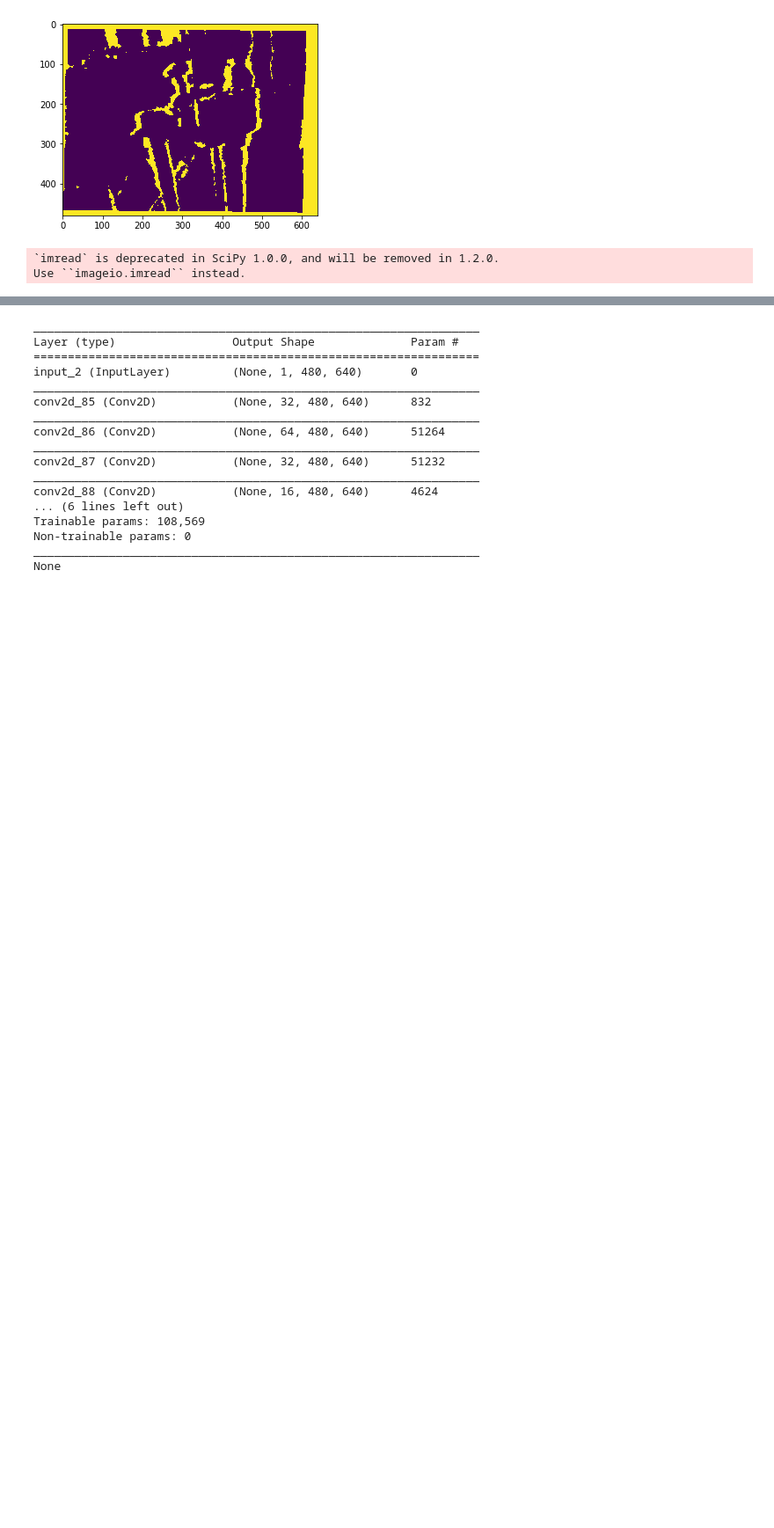
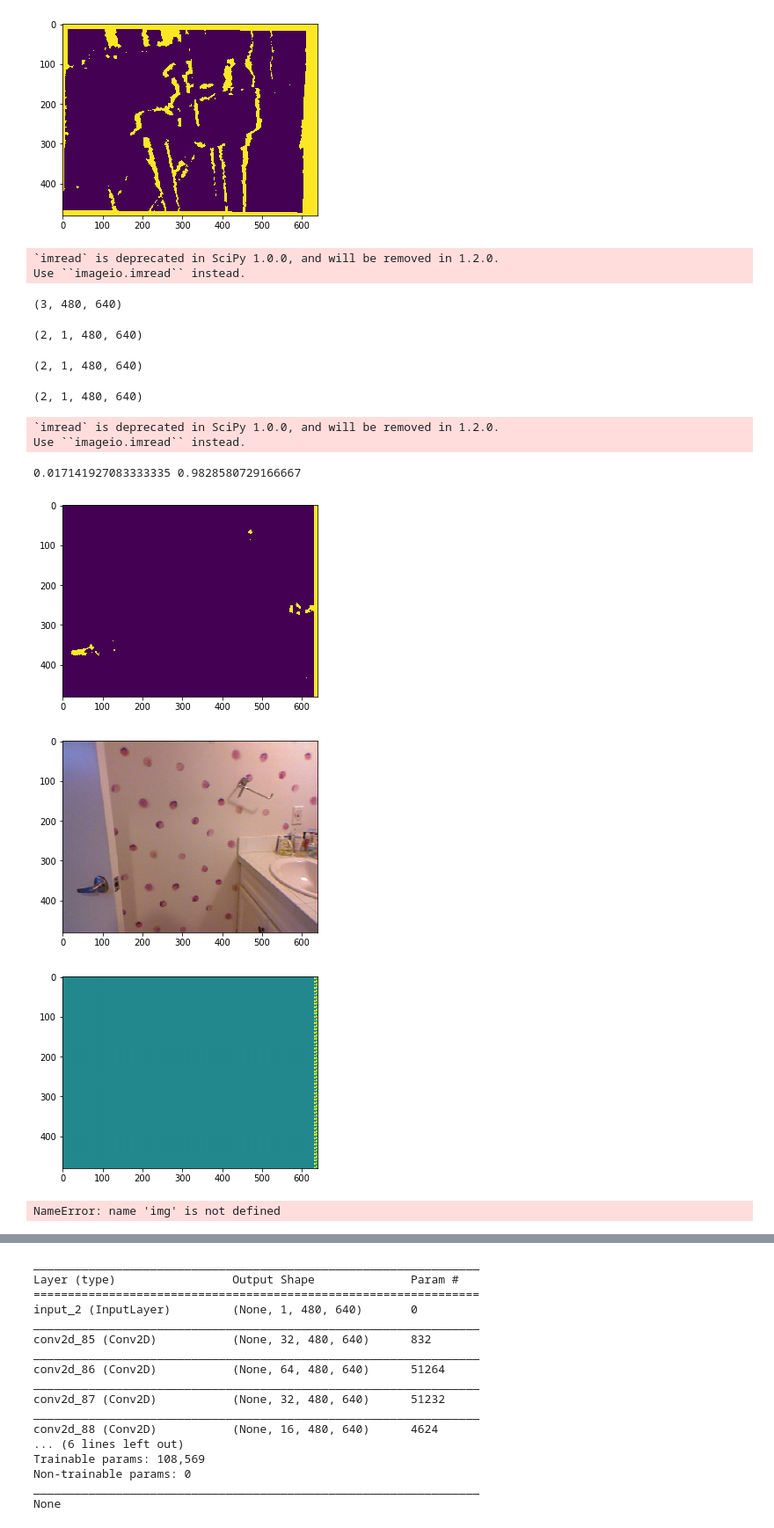
Before and after one commit to RobotLocomotion/spartan, a Jupyter notebook: src/DepthSim/python/notebooks/pixel-wise-cnnNew.ipynb, the cells around one changed output, grey strips where cells are left out. Shown at 88% size. Drawn from its saved outputs; the diff is of its cells as text; code cells hidden in the pictures; blank space fills up the shorter version.

```diff
--- a/src/DepthSim/python/notebooks/pixel-wise-cnnNew.ipynb
+++ b/src/DepthSim/python/notebooks/pixel-wise-cnnNew.ipynb
@@ -780,3 +838,50 @@ imgs_mask_test = my_model.predict_on_batch(X_Test)
 # %% [output]
 `imread` is deprecated in SciPy 1.0.0, and will be removed in 1.2.0.
 Use ``imageio.imread`` instead.
+# %%
+np.shape(X_Test[0])
+# %% [output]
+(3, 480, 640)
+# %%
+np.shape(m)
+# %% [output]
+(2, 1, 480, 640)
+# %%
+np.shape(m)
+# %% [output]
+(2, 1, 480, 640)
+# %%
+np.shape(now[1])
+# %% [output]
+(2, 1, 480, 640)
+# %%
+%matplotlib inline
+h = 480
+w = 640
+now = gen.next()
+zeros  = np.zeros((480,640,3))
+zeros[:,:,0] = now[0][0][0]
+zeros[:,:,1] = now[0][0][1]
+zeros[:,:,2] = now[0][0][2]
+
+plt.figure()
+plt.imshow(np.reshape(now[1][0],(h,w)))
+plt.figure()
+plt.imshow(zeros)
+plt.figure()
+m = my_model.predict_on_batch(now[0])
+
+plt.imshow(m[0,0,:,:])
+c = np.reshape(now[1][0],(h,w)).flatten()
+print np.sum(c)/float(len(c)),1-(np.sum(c)/float(len(c)))
+# %% [output]
+`imread` is deprecated in SciPy 1.0.0, and will be removed in 1.2.0.
+Use ``imageio.imread`` instead.
+0.017141927083333335 0.9828580729166667
+[figure, added]
+[figure, added]
+[figure, added]
+# %%
+np.shape(np.expand_dims(np.rollaxis(img,2,0),0))
+# %% [output]
+NameError: name 'img' is not defined
```
Also changed, not shown: parts of 33 cells of this notebook, 2 other files.
